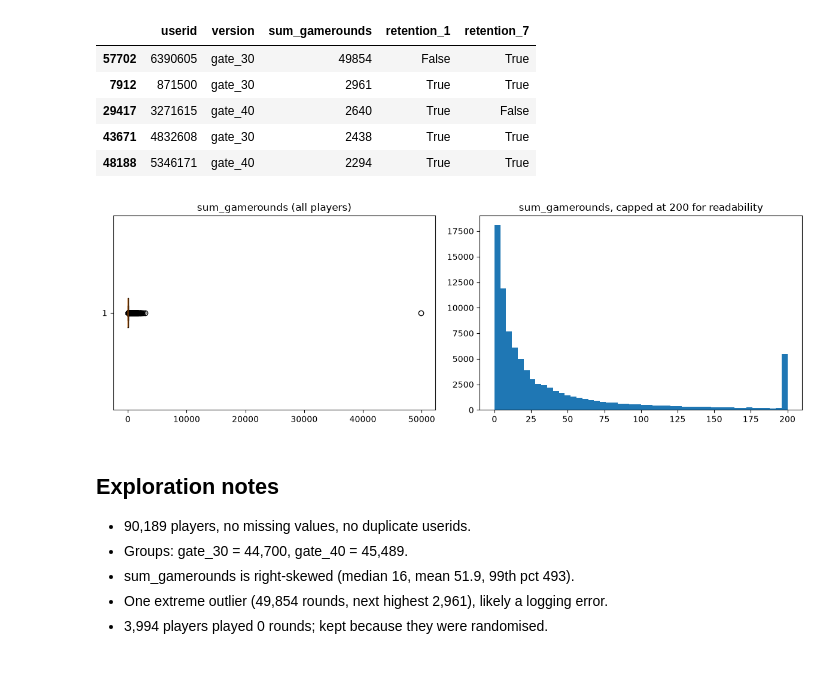
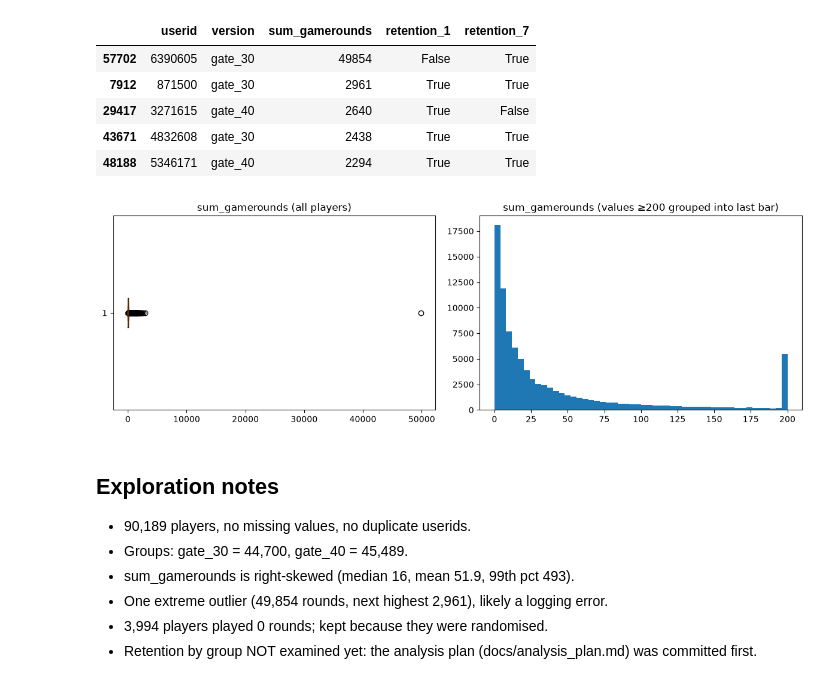
Before and after one commit to DarkhanMaks/cookie-cats-ab-test, a Jupyter notebook: notebooks/cookie_cats_ab_test.ipynb, the cells around one changed output. Drawn from its saved outputs; the diff is of its cells as text; code cells hidden in the pictures.

Commit message:
analysis: run A/B test analysis, add results and docs

```diff
--- a/notebooks/cookie_cats_ab_test.ipynb
+++ b/notebooks/cookie_cats_ab_test.ipynb
@@ -1,9 +10,18 @@
 # %%
+import sys
+from pathlib import Path
+
 import pandas as pd
 import numpy as np
 import matplotlib.pyplot as plt
 
-df = pd.read_csv("data/cookie_cats.csv")
+# Works whether the notebook is started from the repo root or from notebooks/
+ROOT = Path.cwd() if (Path.cwd() / "data").exists() else Path.cwd().parent
+sys.path.insert(0, str(ROOT / "src"))
+RESULTS = ROOT / "results"
+RESULTS.mkdir(exist_ok=True)
+
+df = pd.read_csv(ROOT / "data" / "cookie_cats.csv")
 df.head()
 # %% [output]
 |  | userid | version | sum_gamerounds | retention_1 | retention_7 |
@@ -75,13 +93,13 @@ Players with 0 rounds: 3994
 # %%
 fig, axes = plt.subplots(1, 2, figsize=(12, 4))
 axes[0].boxplot(df["sum_gamerounds"], orientation="horizontal")
 axes[0].set_title("sum_gamerounds (all players)")
 axes[1].hist(df["sum_gamerounds"].clip(upper=200), bins=50)
-axes[1].set_title("sum_gamerounds, capped at 200 for readability")
+axes[1].set_title("sum_gamerounds (values ≥200 grouped into last bar)")
 plt.tight_layout()
 plt.show()
 # %% [output]
-[figure, old version]
+[figure, new version]
 # %% [markdown]
 ## Exploration notes
 - 90,189 players, no missing values, no duplicate userids.
@@ -89,3 +107,4 @@ plt.show()
 - sum_gamerounds is right-skewed (median 16, mean 51.9, 99th pct 493).
 - One extreme outlier (49,854 rounds, next highest 2,961), likely a logging error.
 - 3,994 players played 0 rounds; kept because they were randomised.
+- Retention by group NOT examined yet: the analysis plan (docs/analysis_plan.md) was committed first.
```
Also changed, not shown: parts of 33 cells of this notebook, 18 other files.
